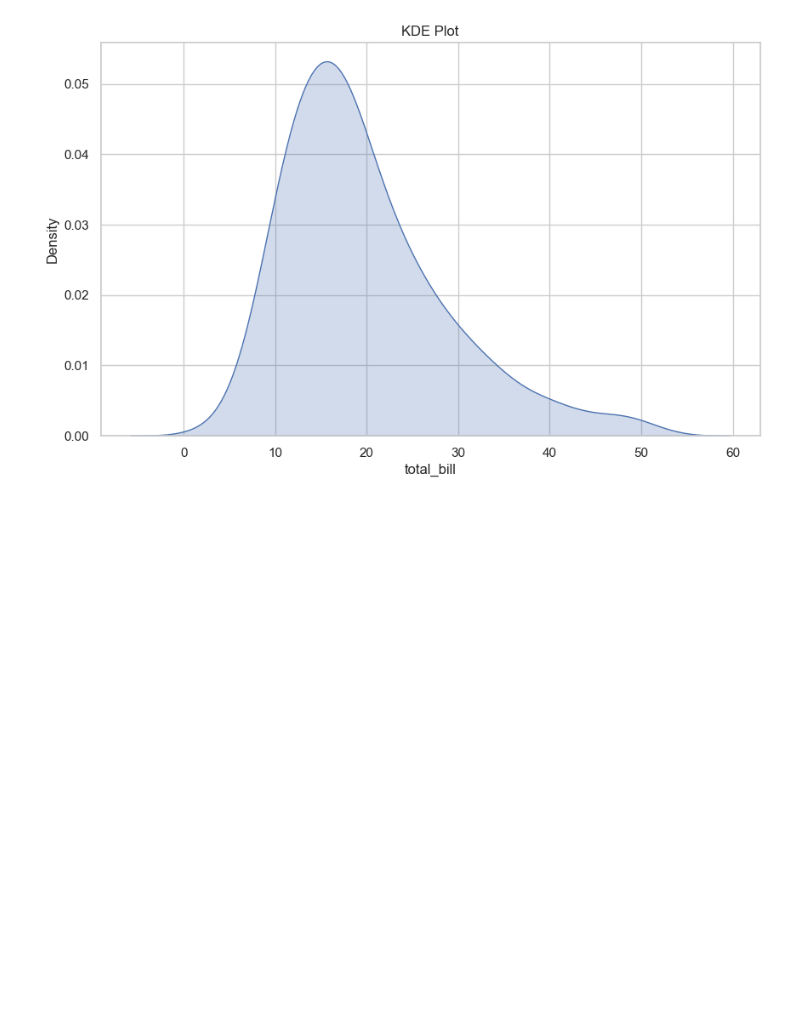
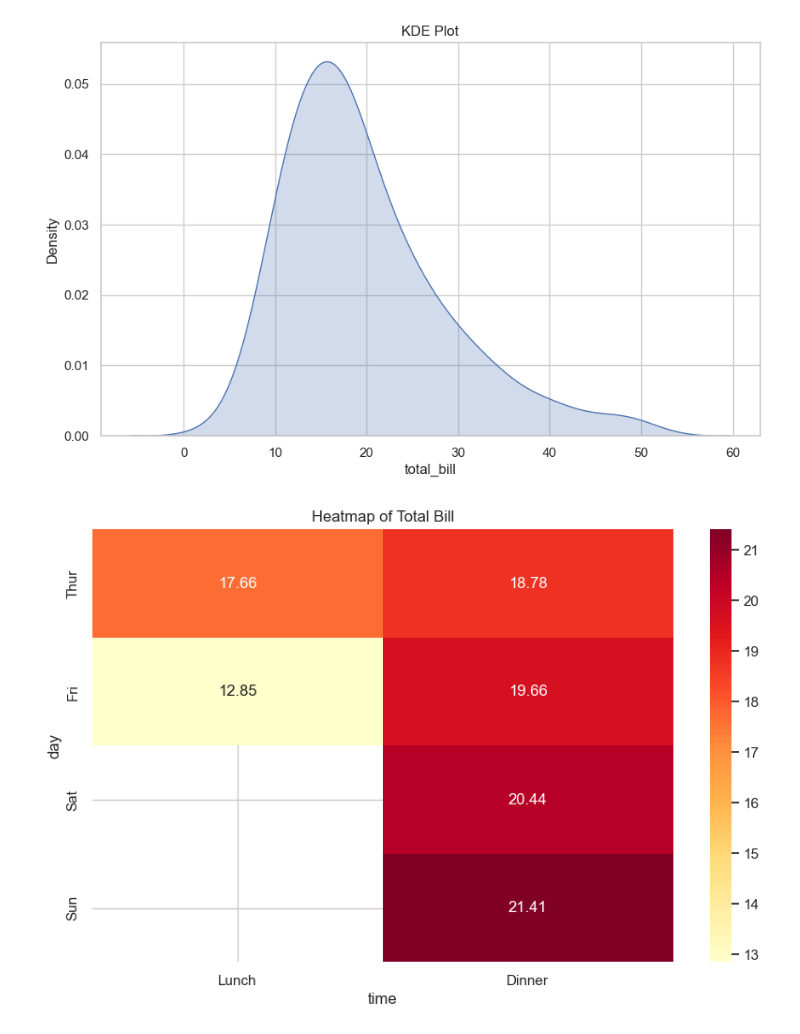
Before and after one commit to ariyan378/python-problem-solving, a Jupyter notebook: random-practice/practice-4.ipynb, the cells around one changed output. Saved outputs shown, nothing was run; the diff lists cells and outputs as text; code cells hidden in the pictures; blank space fills up the shorter version.

```diff
--- a/random-practice/practice-4.ipynb
+++ b/random-practice/practice-4.ipynb
@@ -467,3 +467,11 @@ This will become an error in seaborn v0.14.0; please update your code.
 
   sns.kdeplot(data=tips, x='total_bill', shade=True)
 [figure]
+# %%
+pivot = tips.pivot_table(values='total_bill', index='day', columns='time')
+plt.figure(figsize=(10, 6))
+sns.heatmap(pivot, annot=True, fmt='.2f', cmap='YlOrRd')
+plt.title('Heatmap of Total Bill')
+plt.show()
+# %% [output]
+[figure, added]
```
Also changed, not shown: parts of 1 cell of this notebook.
